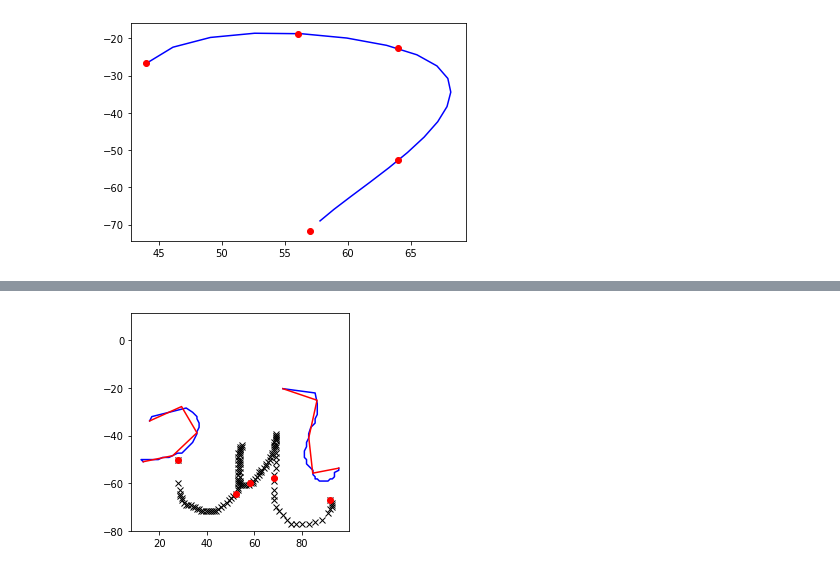
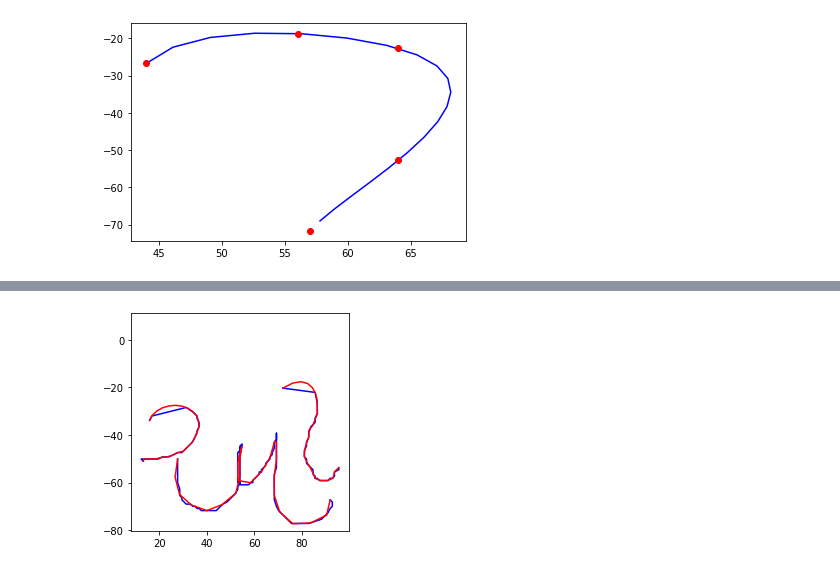
Before and after one commit to SomTambe/omniglot-bcs, a Jupyter notebook: own_model_bcs.ipynb, the cells around one changed output, grey strips where cells are left out. Cells and saved outputs as stored; diff of their text form; code cells hidden in the pictures.

Commit message:
Added spline progress

```diff
--- a/own_model_bcs.ipynb
+++ b/own_model_bcs.ipynb
@@ -165,10 +165,11 @@ def rep(arr):
     for _ in range(5-arr.shape[0]):
         arr=np.append(arr,last,axis=0)
     return arr
-def spline_5(primitive):
+def spline_5(primitive,k):
     """
     Args:
         primitive (numpy array): The (n,2) np array of the primitive coordinates.
+        k (int): Length of spline
     """
     xc=primitive[:,[0]]
     yc=primitive[:,[1]]
@@ -176,10 +177,10 @@ def spline_5(primitive):
     try :
         if d>=5:
             tck, u = interpolate.splprep([xc.reshape(-1), yc.reshape(-1)], s=0)
-            unew = np.arange(0,1.1,0.25)
+            unew = np.arange(0,1+1/k,1/(k-1))
             out = interpolate.splev(unew, tck)
 
-            ## Comment out below 4 lines for outputting the spline
+# #             # Comment out below 4 lines for outputting the spline
 #             xn, yn = out[0], out[1]
 #             tck, u = interpolate.splprep([xn, yn], s=0)
 #             unew2 = np.arange(0,1,0.05)
@@ -190,25 +191,25 @@ def spline_5(primitive):
             if d==1:
                 return np.concatenate((rep(xc),rep(yc)),axis=1)
             tck, u = interpolate.splprep([xc.reshape(-1), yc.reshape(-1)], s=0,k=1)
-            unew = np.arange(0,1.1,0.25)
+            unew = np.arange(0,1+1/k,1/(k-1))
             out = interpolate.splev(unew, tck)
             return np.array(out).transpose((1,0))
     except :
         xc+=np.random.normal(0,0.5,(d,1))
         yc+=np.random.normal(0,0.5,(d,1))
-        return spline_5(np.concatenate((xc,yc),axis=1))
+        return spline_5(np.concatenate((xc,yc),axis=1),k)
 # %%
 xm=character['Gujarati'][12][7]['strokes'][0]
 ym=character['Gujarati'][12][7]['strokes'][0]
 plt.plot(xm[0][0][:,[0]],ym[0][0][:,[1]],'b')
-plt.plot(xm[1][0][:,[0]],ym[1][0][:,[1]],'kx')
+plt.plot(xm[1][0][:,[0]],ym[1][0][:,[1]],'b')
 plt.plot(xm[2][0][:,[0]],ym[2][0][:,[1]],'b')
 # plt.plot(xm[3][0][:,[0]],ym[3][0][:,[1]],'b')
-plt.plot(spline_5(np.concatenate((xm[0][0][:,[0]],ym[0][0][:,[1]]),axis=1))[:,[0]],spline_5(np.concatenate((xm[0][0][:,[0]],ym[0][0][:,[1]]),axis=1))[:,[1]],'r')
-plt.plot(spline_5(np.concatenate((xm[1][0][:,[0]],ym[1][0][:,[1]]),axis=1))[:,[0]],spline_5(np.concatenate((xm[1][0][:,[0]],ym[1][0][:,[1]]),axis=1))[:,[1]],'ro')
-plt.plot(spline_5(np.concatenate((xm[2][0][:,[0]],ym[2][0][:,[1]]),axis=1))[:,[0]],spline_5(np.concatenate((xm[2][0][:,[0]],ym[2][0][:,[1]]),axis=1))[:,[1]],'r')
+plt.plot(spline_5(np.concatenate((xm[0][0][:,[0]],ym[0][0][:,[1]]),axis=1),25)[:,[0]],spline_5(np.concatenate((xm[0][0][:,[0]],ym[0][0][:,[1]]),axis=1),25)[:,[1]],'r')
+plt.plot(spline_5(np.concatenate((xm[1][0][:,[0]],ym[1][0][:,[1]]),axis=1),25)[:,[0]],spline_5(np.concatenate((xm[1][0][:,[0]],ym[1][0][:,[1]]),axis=1),25)[:,[1]],'r')
+plt.plot(spline_5(np.concatenate((xm[2][0][:,[0]],ym[2][0][:,[1]]),axis=1),25)[:,[0]],spline_5(np.concatenate((xm[2][0][:,[0]],ym[2][0][:,[1]]),axis=1),25)[:,[1]],'r')
 # plt.plot(spline_5(np.concatenate((xm[3][0][:,[0]],ym[3][0][:,[1]]),axis=1))[:,[0]],spline_5(np.concatenate((xm[3][0][:,[0]],ym[3][0][:,[1]]),axis=1))[:,[1]],'r')
 plt.axis('square')
 plt.show()
 # %% [output]
-[figure, old version]
+[figure, new version]
```
Also changed, not shown: parts of 13 cells of this notebook, 3 other files.
